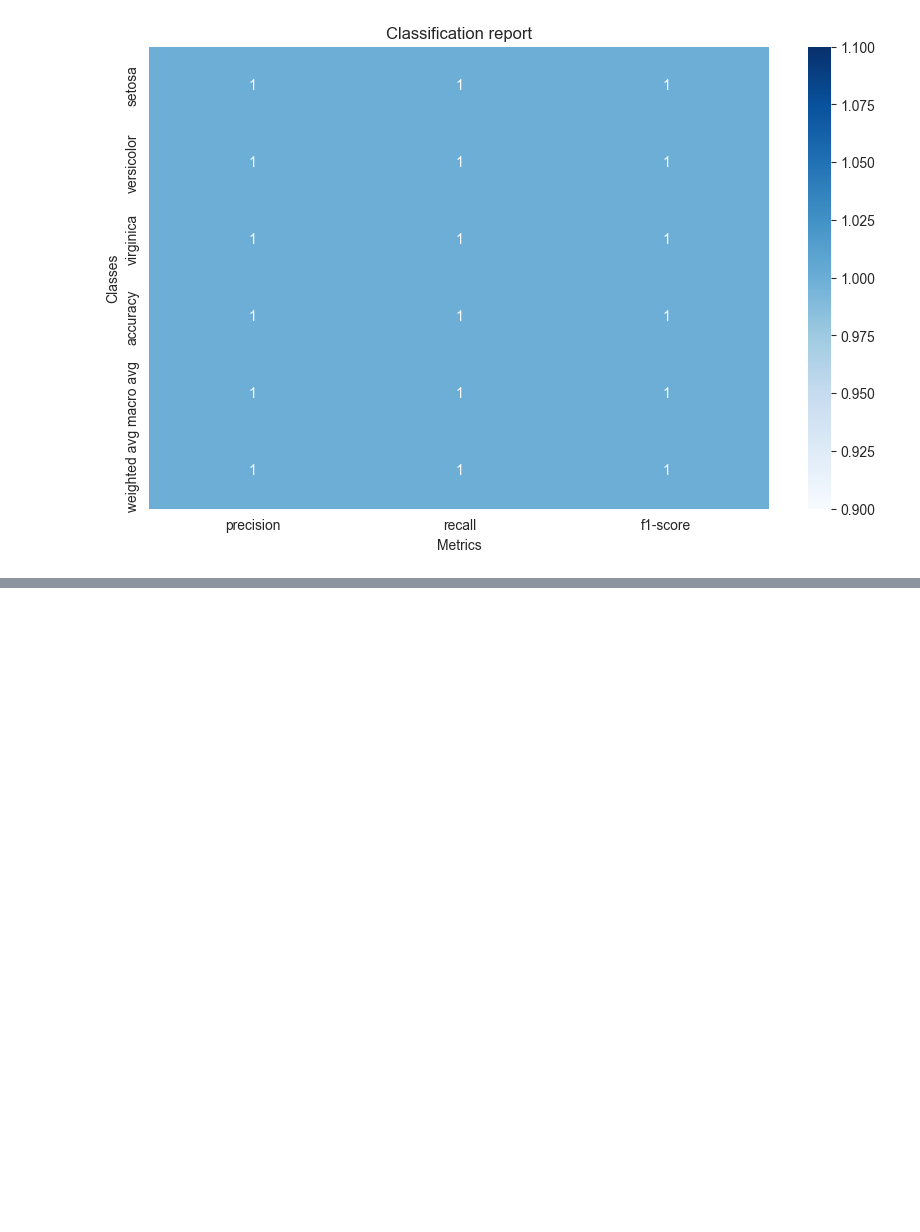
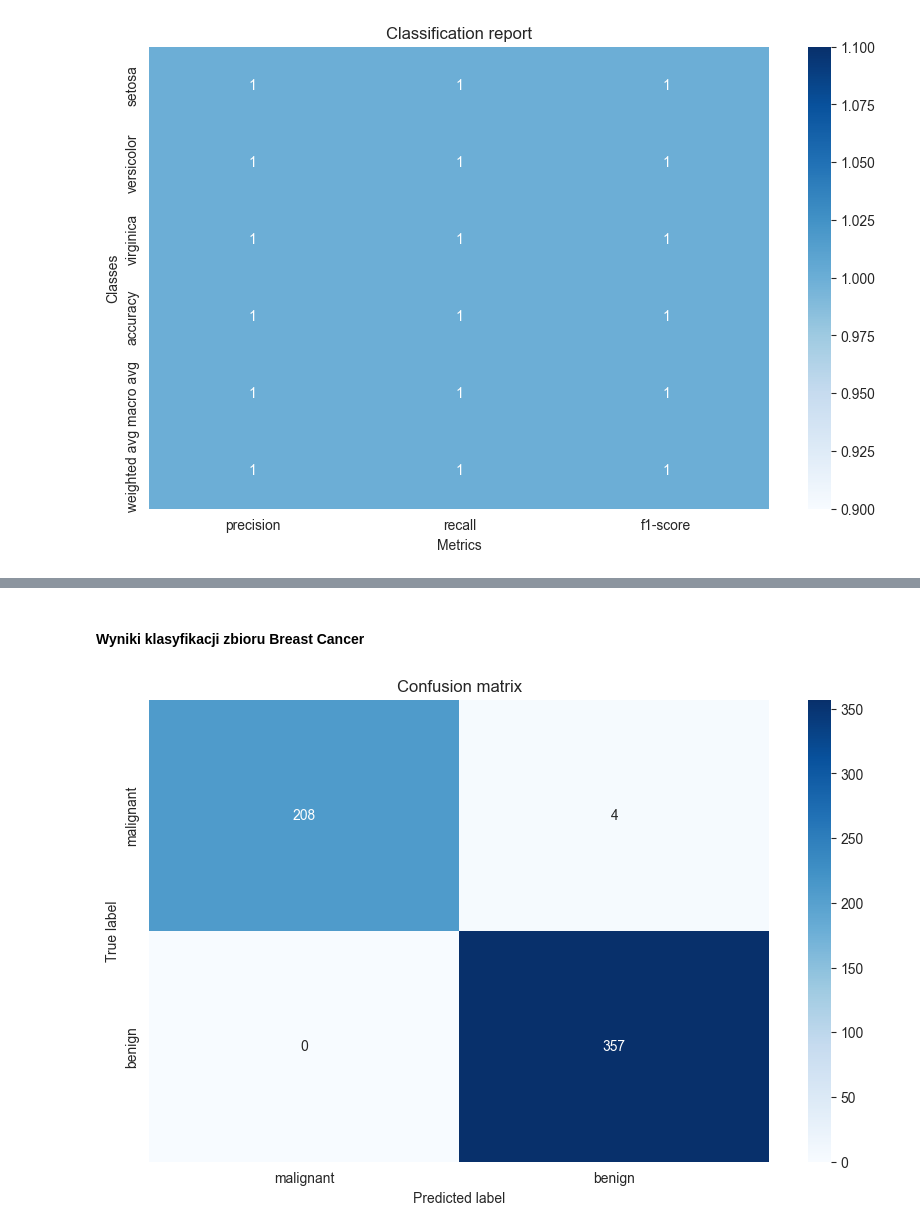
Before and after one commit to dzikafoczka/support-vector-machines, a Jupyter notebook: lab2.ipynb, the cells around one changed output, grey strips where cells are left out. Saved outputs shown, nothing was run; the diff lists cells and outputs as text; code cells hidden in the pictures; blank space fills up the shorter version.

```diff
--- a/lab2.ipynb
+++ b/lab2.ipynb
@@ -1035,0 +1074,12 @@ plot_classification_report(report)
+# %%
+X_bc, y_bc = df_bc.iloc[:, :-2].values, df_bc.iloc[:, -2].values
+
+# Normalize features
+scaler_bc = MinMaxScaler()
+X_bc = scaler_bc.fit_transform(X_bc)
+
+# Train-test split
+X_train_bc, X_test_bc, y_train_bc, y_test_bc = train_test_split(X_bc, y_bc, test_size=0.2, random_state=1234)
+
+# Malignant vs Benign
+y_bc[y_bc == 0] = -1
@@ -1035,0 +1088,18 @@ plot_classification_report(report)
+# %%
+# Own implementation with rbf kernel
+SVM_bc = SVM(**{'C': 8.82301131163502, 'epochs': 4000, 'gamma': 0.30000000000000004, 'kernel': 'rbf', 'learning_rate': 0.009227002735838565})
+SVM_bc.fit(X_train_bc, y_train_bc)
+print(f"Accuracy of own implementation model (train set): {SVM_bc.score(X_train_bc, y_train_bc)}")
+print(f"Accuracy of own implementation model (test set): {SVM_bc.score(X_test_bc, y_test_bc)}")
+
+# Using optimization libraries with rbf kernel
+SVM_bc_opt = SVM_OPT(**{'C': 1.4774772783337131, 'epochs': 5000, 'gamma': 1.0, 'kernel': 'rbf'})
+SVM_bc_opt.fit(X_train_bc, y_train_bc)
+print(f"Accuracy of cxvopt model (train set): {SVM_bc_opt.score(X_train_bc, y_train_bc)}")
+print(f"Accuracy of cxvopt model (test set): {SVM_bc_opt.score(X_test_bc, y_test_bc)}")
+
+# Sklearn model with poly kernel
+SVM_bc_sklearn = SVC(**{'C': 9.205641915710459, 'coef0': 1.3, 'degree': 3, 'gamma': 0.6, 'kernel': 'poly'})
+SVM_bc_sklearn.fit(X_train_bc, y_train_bc)
+print(f"Accuracy of sklearn model (train set): {SVM_bc_sklearn.score(X_train_bc, y_train_bc)}")
+print(f"Accuracy of sklearn model (test set): {SVM_bc_sklearn.score(X_test_bc, y_test_bc)}")
@@ -1035,0 +1135,9 @@ plot_classification_report(report)
+# %% [markdown]
+#### Wyniki klasyfikacji zbioru Breast Cancer
+# %%
+# Confusion matrix
+predictions_bc = SVM_bc.predict(X_bc)
+conf_matrix_bc = confusion_matrix(y_bc, predictions_bc)
+plot_confusion_matrix(conf_matrix_bc, classes=['malignant', 'benign'])
+# %% [output]
+[figure, added]
```
Also changed, not shown: parts of 76 cells of this notebook.
